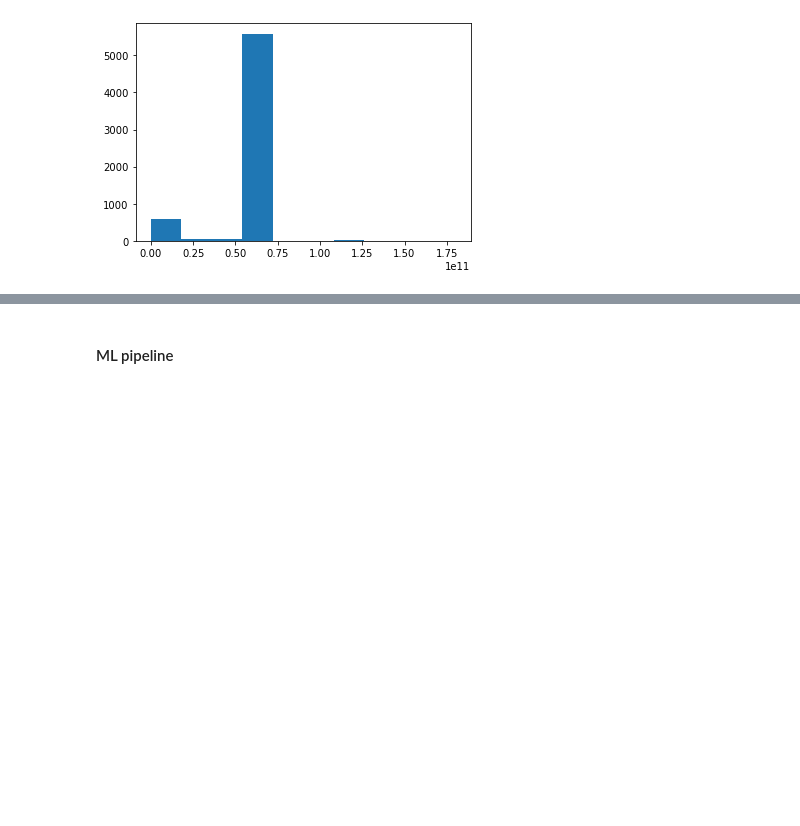
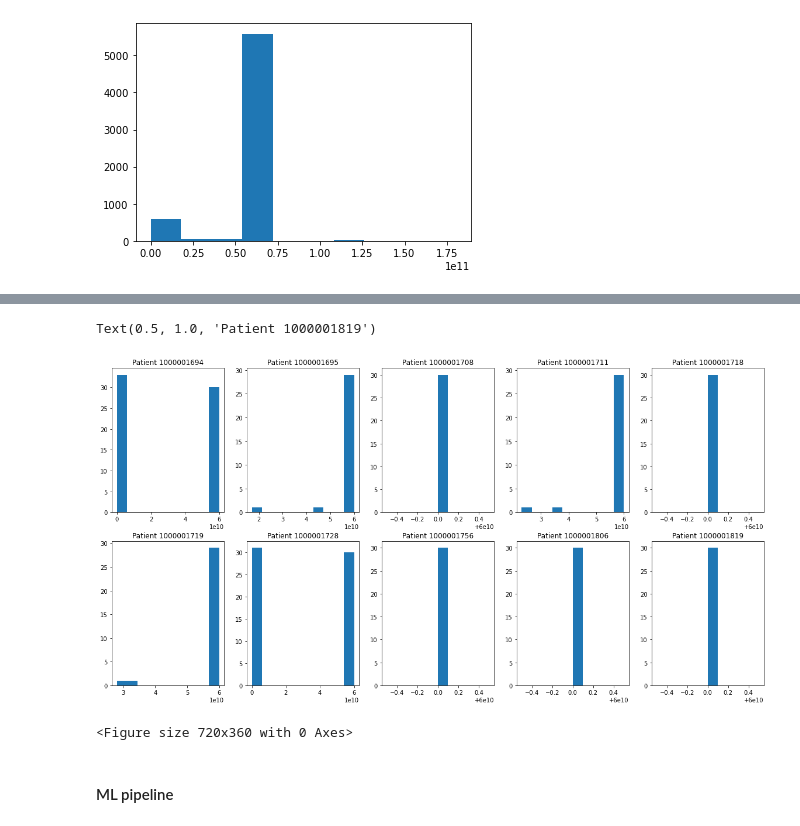
Before and after one commit to fyng/PedAccel, a Jupyter notebook: JHU SAFE/patient_sbs.ipynb, the cells around one changed output, grey strips where cells are left out. Cells and saved outputs as stored; diff of their text form; code cells hidden in the pictures; blank space fills up the shorter version.

```diff
--- a/JHU SAFE/patient_sbs.ipynb
+++ b/JHU SAFE/patient_sbs.ipynb
@@ -412,3 +432,44 @@ time_bin_no_low
+# %%
+p_first_10 = patients[0:10]
+clean_time_bin = {}
+
+for pat in range(len(p_first_10)):
+    clean_time_bin[pat] = [i for i in patient_time_bin[p_first_10[pat]] if i is not None]
+
+fig, axs = plt.subplots(2,5, figsize = (20,10))
+plt.figure(figsize = (10,5))
+axs[0, 0].hist(clean_time_bin[0])
+axs[0, 0].set_title('Patient ' + str(patients[0]))
+axs[0, 1].hist(clean_time_bin[1])
+axs[0, 1].set_title('Patient ' + str(patients[1]))
+axs[0, 2].hist(clean_time_bin[2])
+axs[0, 2].set_title('Patient ' + str(patients[2]))
+axs[0, 3].hist(clean_time_bin[3])
+axs[0, 3].set_title('Patient ' + str(patients[3]))
+axs[0, 4].hist(clean_time_bin[4])
+axs[0, 4].set_title('Patient ' + str(patients[4]))
+axs[1, 0].hist(clean_time_bin[5])
+axs[1, 0].set_title('Patient ' + str(patients[5]))
+axs[1, 1].hist(clean_time_bin[6])
+axs[1, 1].set_title('Patient ' + str(patients[6]))
+axs[1, 2].hist(clean_time_bin[7])
+axs[1, 2].set_title('Patient ' + str(patients[7]))
+axs[1, 3].hist(clean_time_bin[8])
+axs[1, 3].set_title('Patient ' + str(patients[8]))
+axs[1, 4].hist(clean_time_bin[9])
+axs[1, 4].set_title('Patient ' + str(patients[9]))
+#plt.figure(figsize = (10,15))
+#fig.show
+
+
+#for ax in axs.flat:
+    #ax.set(xlabel='x-label', ylabel='y-label')
+
+#plt.hist(flat_time_bin1)
+# %% [output]
+Text(0.5, 1.0, 'Patient 1000001819')
+[figure, added]
+<Figure size 720x360 with 0 Axes>
 # %% [markdown]
 #### ML pipeline
 # %%
```
Also changed, not shown: parts of 9 cells of this notebook.
